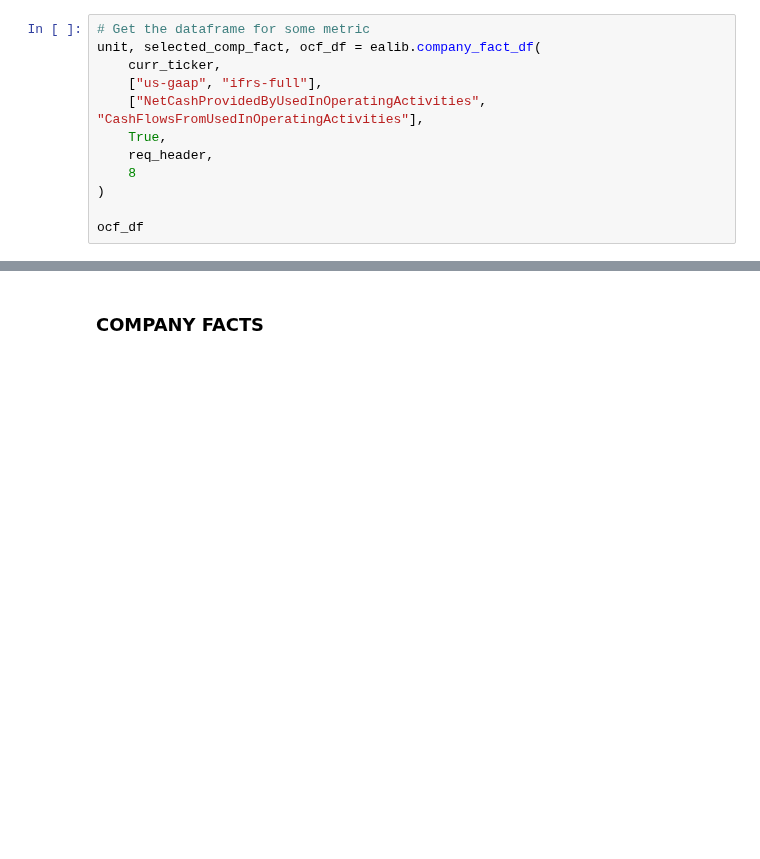
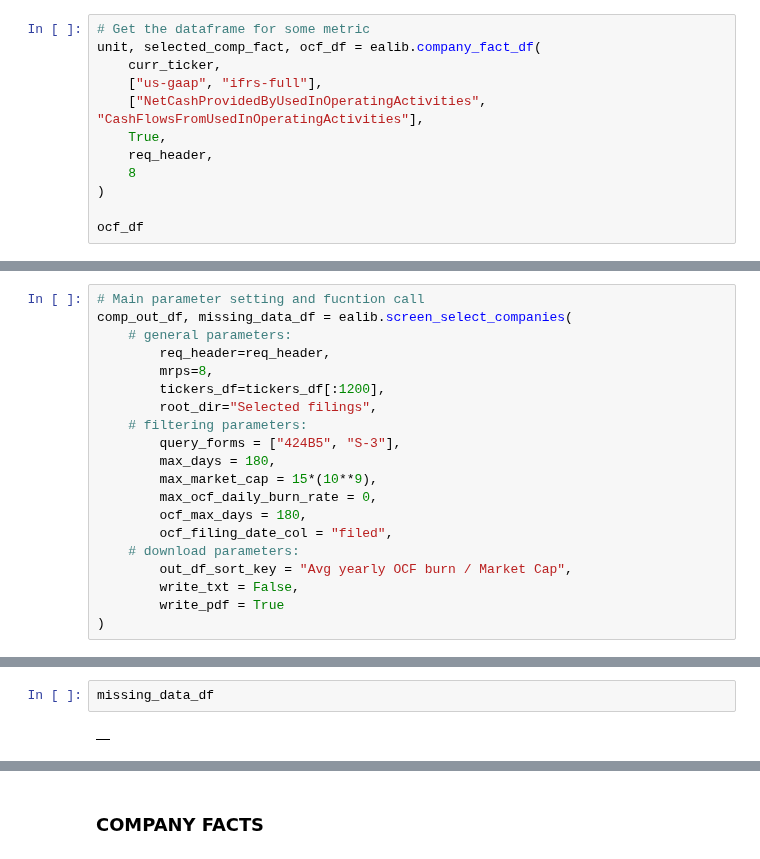
Before and after one commit to Roby36/EDGAR_API, a Jupyter notebook: secFilingScraper.ipynb, the cells around one changed output, grey strips where cells are left out. Saved outputs shown, nothing was run; the diff lists cells and outputs as text; blank space fills up the shorter version.

```diff
--- a/secFilingScraper.ipynb
+++ b/secFilingScraper.ipynb
@@ -239,0 +219,20 @@ ealib.ocf_average_daily_burn_rate(ocf_df_filt)
+# %%
+# Main parameter setting and fucntion call
+comp_out_df, missing_data_df = ealib.screen_select_companies(
+    # general parameters:
+        req_header=req_header,
+        mrps=8,
+        tickers_df=tickers_df[:1200],
+        root_dir="Selected filings",
+    # filtering parameters:
+        query_forms = ["424B5", "S-3"],
+        max_days = 180,
+        max_market_cap = 15*(10**9),
+        max_ocf_daily_burn_rate = 0,
+        ocf_max_days = 180,
+        ocf_filing_date_col = "filed",
+    # download parameters:
+        out_df_sort_key = "Avg yearly OCF burn / Market Cap",
+        write_txt = False,
+        write_pdf = True
+)
@@ -239,0 +277,4 @@ ealib.ocf_average_daily_burn_rate(ocf_df_filt)
+# %%
+missing_data_df
+# %% [output]
+|  |
```
Also changed, not shown: parts of 32 cells of this notebook, 2 other files.
